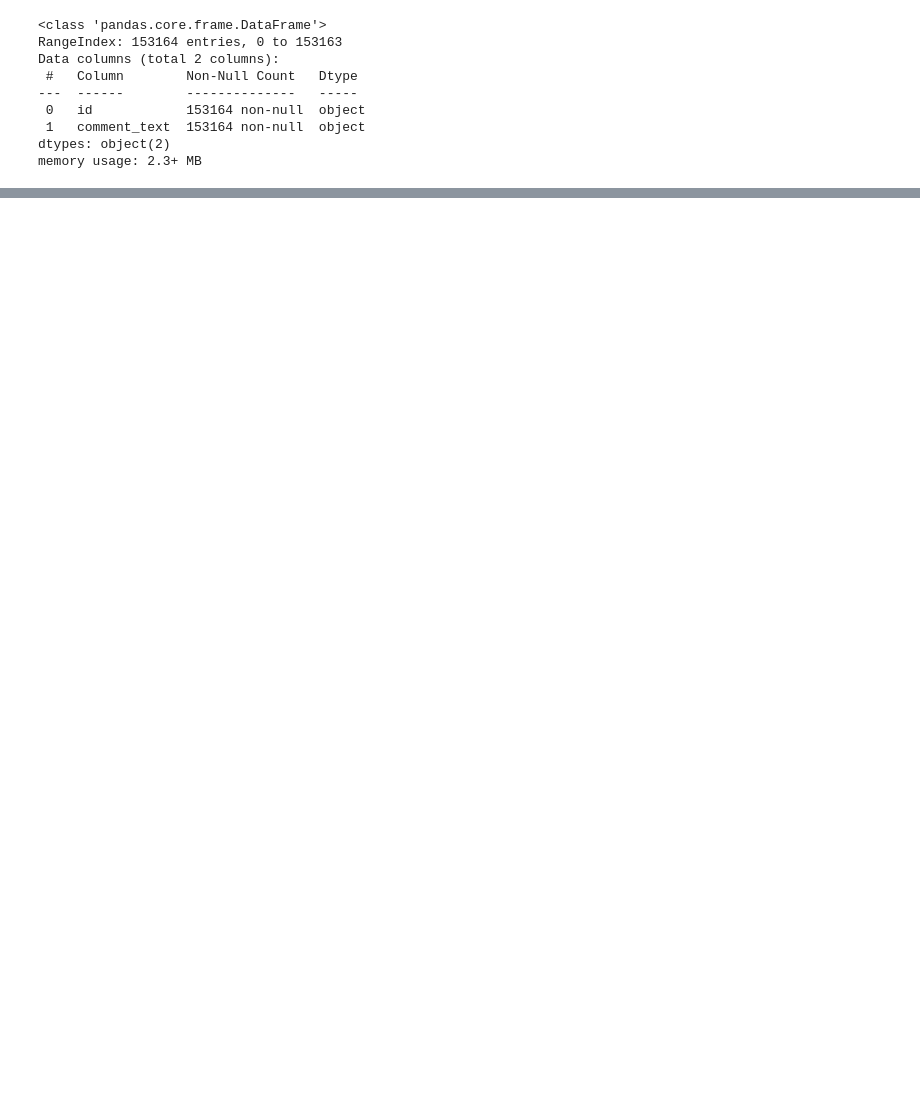
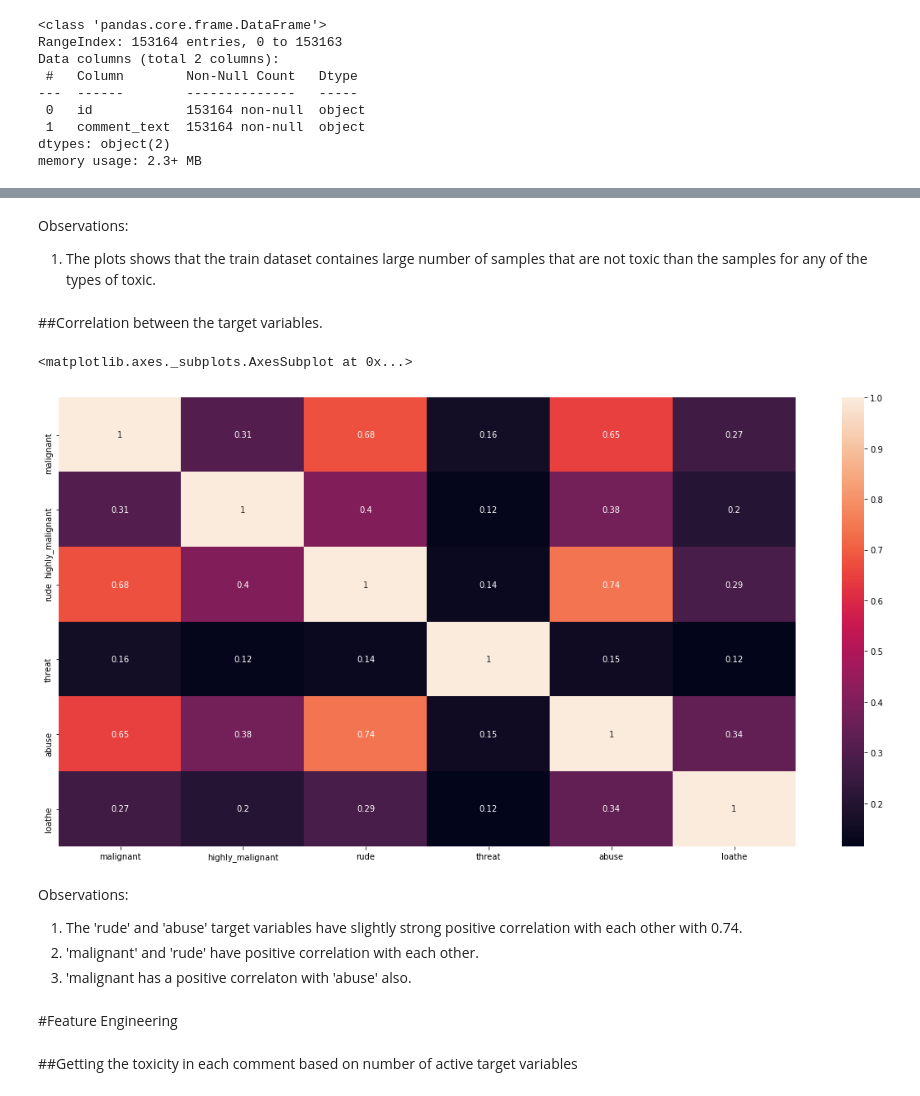
Before and after one commit to moncykurien/MalignantCommentsClassifier, a Jupyter notebook: MalignantCommentsClassifier.ipynb, the cells around one changed output, grey strips where cells are left out. Drawn from its saved outputs; the diff is of its cells as text; code cells hidden in the pictures; blank space fills up the shorter version.

```diff
--- a/MalignantCommentsClassifier.ipynb
+++ b/MalignantCommentsClassifier.ipynb
@@ -83,0 +192,20 @@ memory usage: 2.3+ MB
+# %% [markdown]
+Observations:
+1. The plots shows that the train dataset containes large number of samples that are not toxic than the samples for any of the types of toxic.
+# %% [markdown]
+##Correlation between the target variables.
+# %%
+plt.figure(figsize=(20,10))
+sns.heatmap(train_data.corr(),annot = True)
+# %% [output]
+<matplotlib.axes._subplots.AxesSubplot at 0x...>
+[figure, added]
+# %% [markdown]
+Observations:
+1. The 'rude' and 'abuse' target variables have slightly strong positive correlation with each other with 0.74.
+2. 'malignant' and 'rude' have positive correlation with each other.
+3. 'malignant has a positive correlaton with 'abuse' also.
+# %% [markdown]
+#Feature Engineering
+# %% [markdown]
+##Getting the toxicity in each comment based on number of active target variables
```
Also changed, not shown: parts of 290 cells of this notebook.
